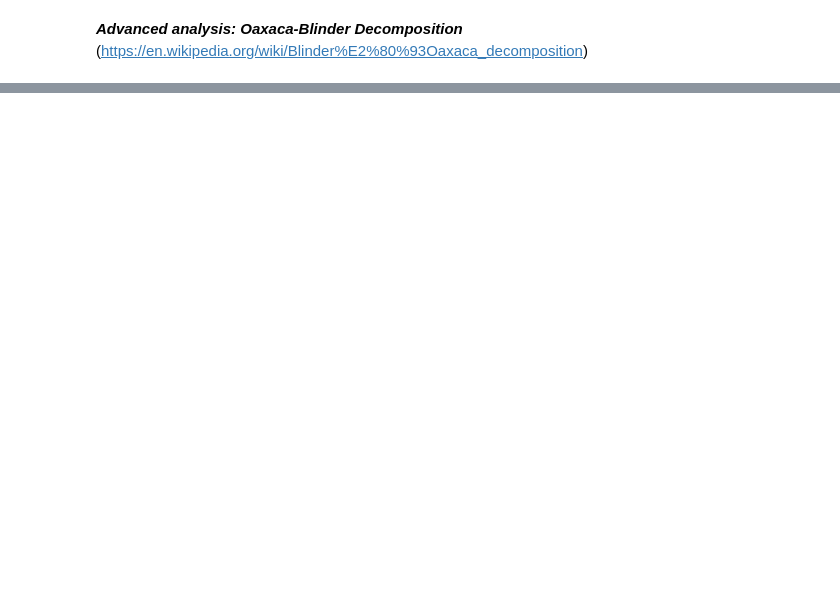
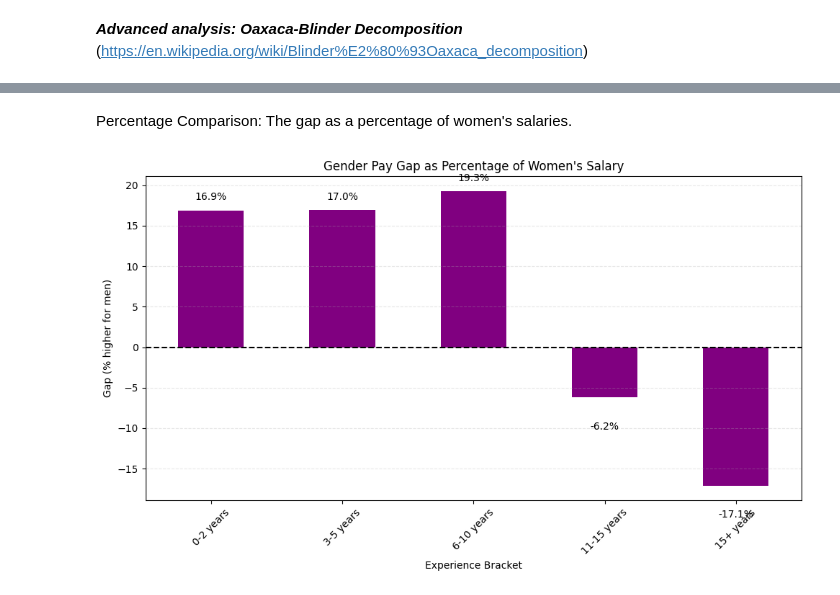
Before and after one commit to moha09-coder/Salary-Gaps-Analysis, a Jupyter notebook: analysis.ipynb, the cells around one changed output, grey strips where cells are left out. Saved outputs shown, nothing was run; the diff lists cells and outputs as text; code cells hidden in the pictures; blank space fills up the shorter version.

```diff
--- a/analysis.ipynb
+++ b/analysis.ipynb
@@ -843,0 +1093,23 @@ ValueError: Pandas data cast to numpy dtype of object. Check input data with np.
+# %% [markdown]
+Percentage Comparison: The gap as a percentage of women's salaries.
+# %%
+# Calculate gap as percentage of women's salary
+pct_gap = (avg_by_exp_gender['Male'] / avg_by_exp_gender['Female'] - 1) * 100
+
+plt.figure(figsize=(10, 6))
+pct_gap.plot(kind='bar', color='purple')
+plt.title('Gender Pay Gap as Percentage of Women\'s Salary')
+plt.xlabel('Experience Bracket')
+plt.ylabel('Gap (% higher for men)')
+plt.xticks(rotation=45)
+plt.axhline(y=0, color='black', linestyle='--')
+plt.grid(axis='y', linestyle='--', alpha=0.3)
+
+for i, v in enumerate(pct_gap):
+    plt.text(i, v + (1 if v > 0 else -3), f"{v:.1f}%",
+             ha='center', va='bottom' if v > 0 else 'top')
+
+plt.tight_layout()
+plt.show()
+# %% [output]
+[figure, added]
```
Also changed, not shown: parts of 7 cells of this notebook.
